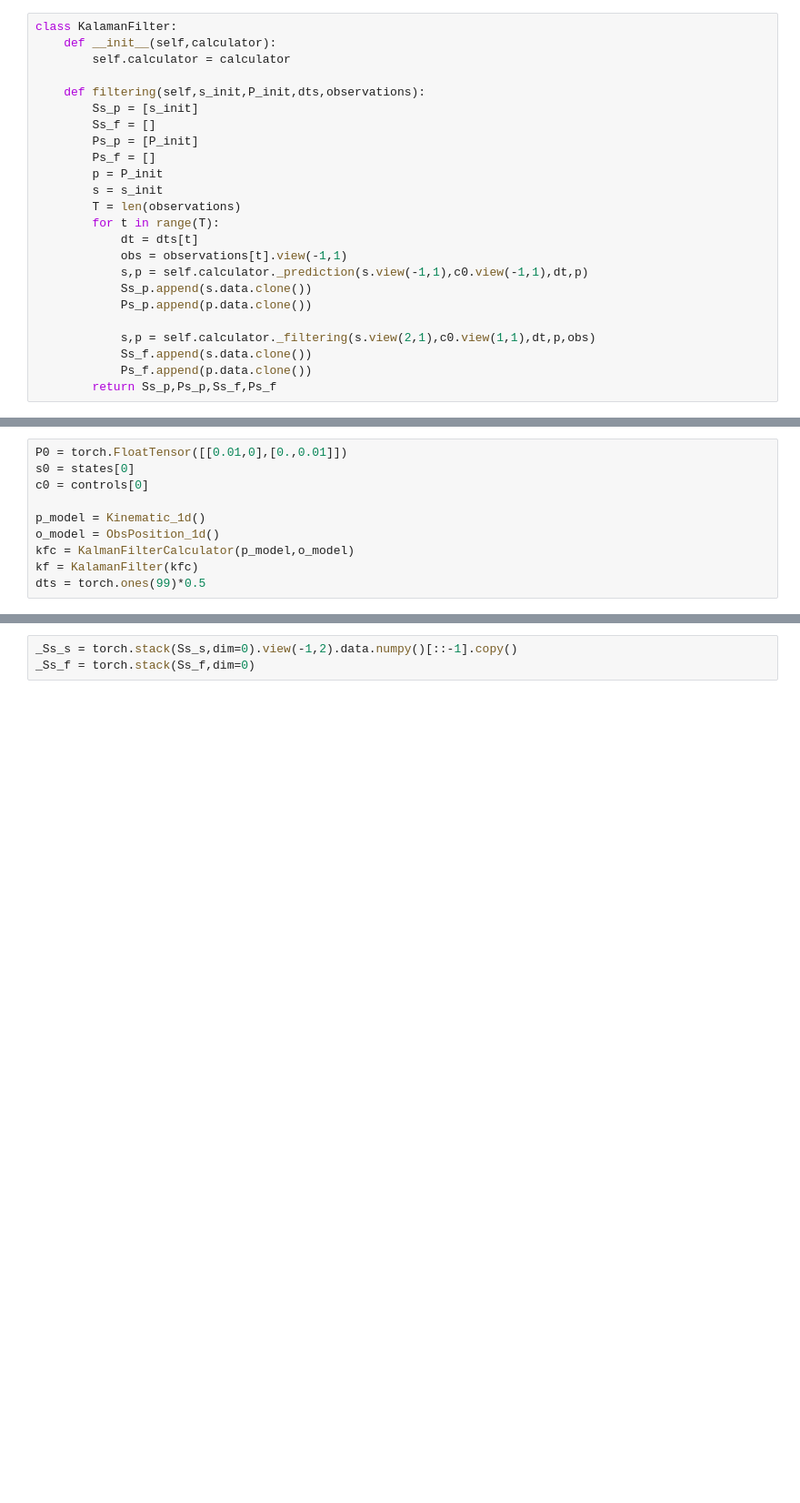
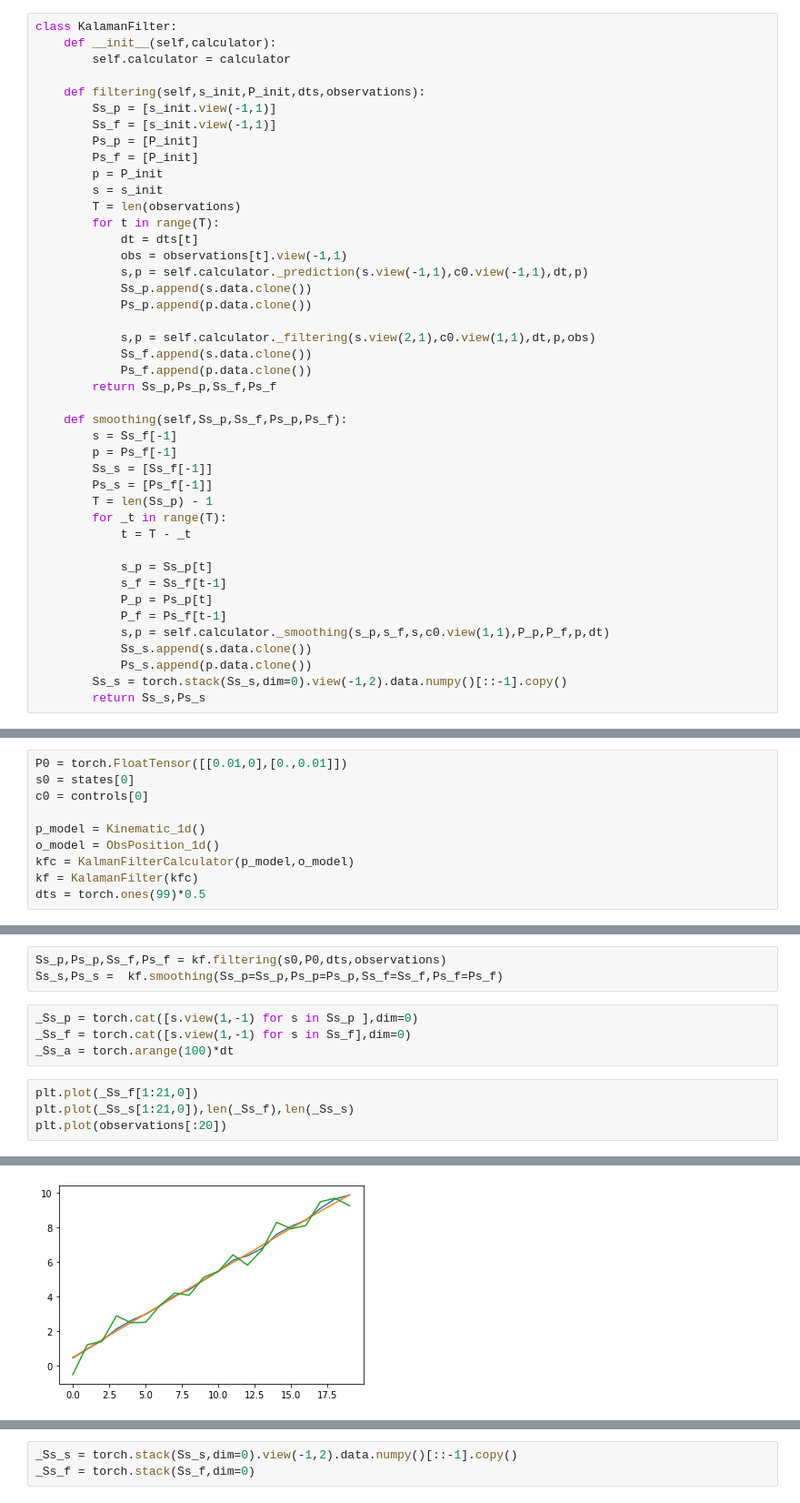
Before and after one commit to yshibata8513/kalman_filter, a Jupyter notebook: Untitled.ipynb, the cells around one changed output, grey strips where cells are left out. Shown at 91% size. Saved outputs shown, nothing was run; the diff lists cells and outputs as text; blank space fills up the shorter version.

```diff
--- a/Untitled.ipynb
+++ b/Untitled.ipynb
@@ -144,10 +139,10 @@ class KalamanFilter:
         self.calculator = calculator
 
     def filtering(self,s_init,P_init,dts,observations):
-        Ss_p = [s_init]
-        Ss_f = []
+        Ss_p = [s_init.view(-1,1)]
+        Ss_f = [s_init.view(-1,1)]
         Ps_p = [P_init]
-        Ps_f = []
+        Ps_f = [P_init]
         p = P_init
         s = s_init
         T = len(observations)
@@ -162,6 +157,25 @@ class KalamanFilter:
             Ss_f.append(s.data.clone())
             Ps_f.append(p.data.clone())
         return Ss_p,Ps_p,Ss_f,Ps_f
+
+    def smoothing(self,Ss_p,Ss_f,Ps_p,Ps_f):
+        s = Ss_f[-1]
+        p = Ps_f[-1]
+        Ss_s = [Ss_f[-1]]
+        Ps_s = [Ps_f[-1]]
+        T = len(Ss_p) - 1
+        for _t in range(T):
+            t = T - _t
+
+            s_p = Ss_p[t]
+            s_f = Ss_f[t-1]
+            P_p = Ps_p[t]
+            P_f = Ps_f[t-1]
+            s,p = self.calculator._smoothing(s_p,s_f,s,c0.view(1,1),P_p,P_f,p,dt)
+            Ss_s.append(s.data.clone())
+            Ps_s.append(p.data.clone())
+        Ss_s = torch.stack(Ss_s,dim=0).view(-1,2).data.numpy()[::-1].copy()
+        return Ss_s,Ps_s
 # %%
 dt = 0.5
 x =  torch.arange(100)*dt + torch.randn(100)*0.5
@@ -186,0 +199,12 @@ dts = torch.ones(99)*0.5
+# %%
+Ss_p,Ps_p,Ss_f,Ps_f = kf.filtering(s0,P0,dts,observations)
+Ss_s,Ps_s =  kf.smoothing(Ss_p=Ss_p,Ps_p=Ps_p,Ss_f=Ss_f,Ps_f=Ps_f)
+# %%
+_Ss_p = torch.cat([s.view(1,-1) for s in Ss_p ],dim=0)
+_Ss_f = torch.cat([s.view(1,-1) for s in Ss_f],dim=0)
+_Ss_a = torch.arange(100)*dt
+# %%
+plt.plot(_Ss_f[1:21,0])
+plt.plot(_Ss_s[1:21,0]),len(_Ss_f),len(_Ss_s)
+plt.plot(observations[:20])
+# %% [output]
@@ -186,0 +212 @@ dts = torch.ones(99)*0.5
+[figure, added]
```
Also changed, not shown: parts of 13 cells of this notebook.
